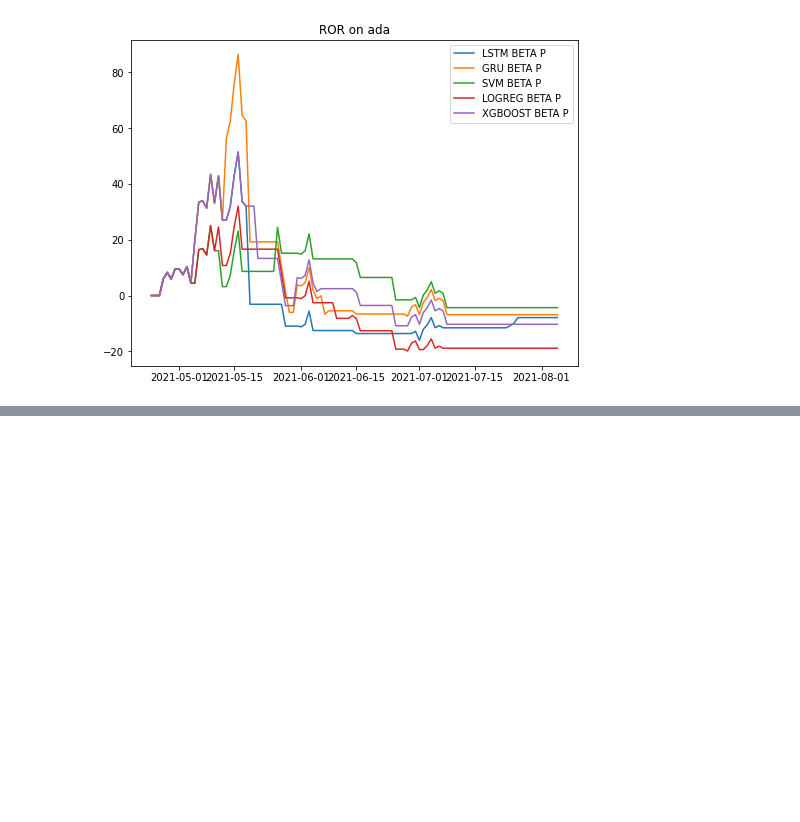
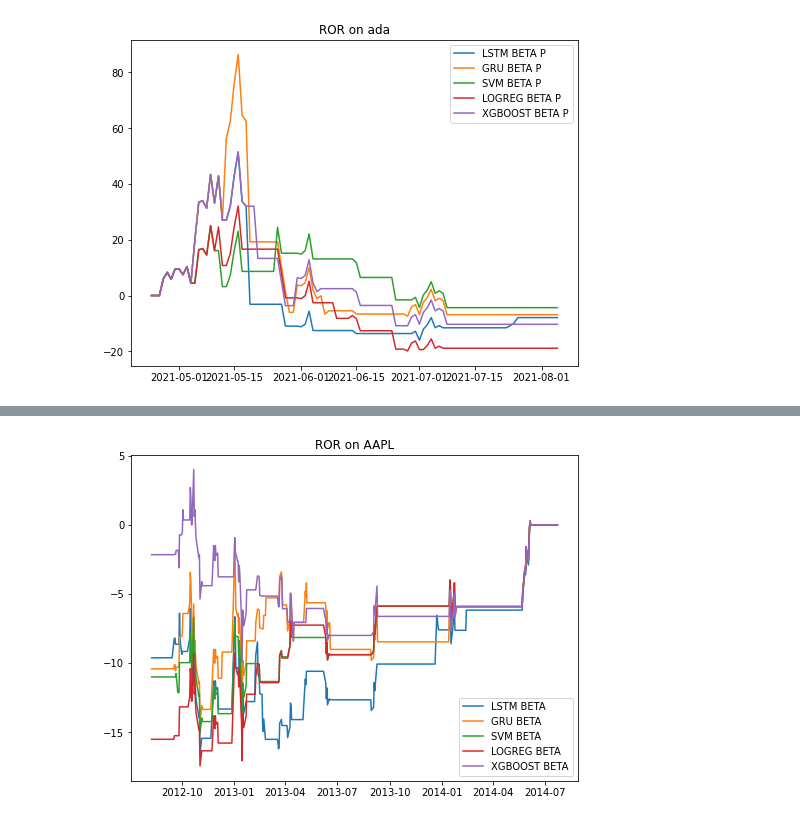
Before and after one commit to fshnkarimi/Labeling, a Jupyter notebook: Buy&Hold.ipynb, the cells around one changed output, grey strips where cells are left out. Cells and saved outputs as stored; diff of their text form; code cells hidden in the pictures; blank space fills up the shorter version.

```diff
--- a/Buy&Hold.ipynb
+++ b/Buy&Hold.ipynb
@@ -2152,0 +4419,4 @@ visualize_ror(df_dict, 'ada', is_beta = True, is_purged = True)
+# %%
+visualize_ror(df_dict, 'AAPL', df_type='sp', is_beta = True)
+# %% [output]
+[figure, added]
```
Also changed, not shown: parts of 185 cells of this notebook.
